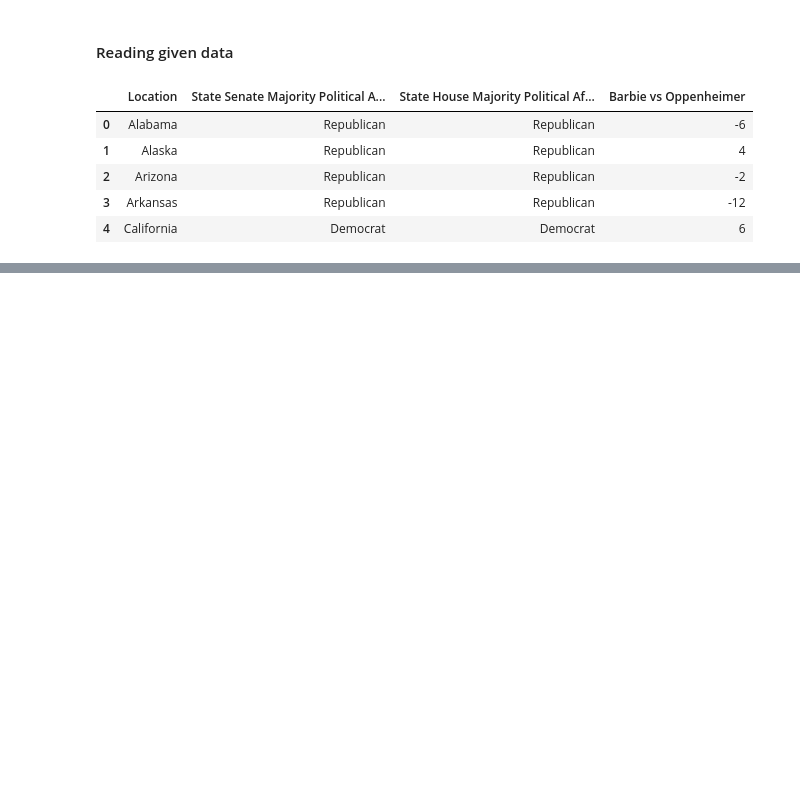
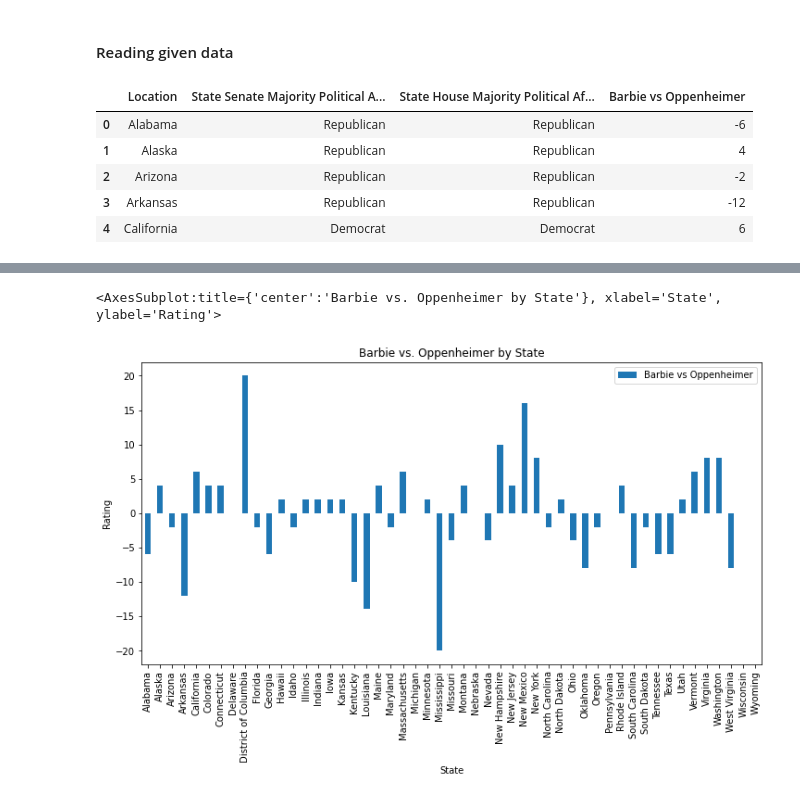
Before and after one commit to Arisyia/WiCS-Hacks-24, a Jupyter notebook: wics_hacks_24.ipynb, the cells around one changed output, grey strips where cells are left out. Drawn from its saved outputs; the diff is of its cells as text; code cells hidden in the pictures; blank space fills up the shorter version.

```diff
--- a/wics_hacks_24.ipynb
+++ b/wics_hacks_24.ipynb
@@ -17,0 +23,8 @@ data.head()
+# %%
+data.plot(x='Location', y='Barbie vs Oppenheimer', kind='bar',figsize=(12, 6),
+    title="Barbie vs. Oppenheimer by State",
+    xlabel="State",
+    ylabel="Rating")
+# %% [output]
+<AxesSubplot:title={'center':'Barbie vs. Oppenheimer by State'}, xlabel='State', ylabel='Rating'>
+[figure, added]
```
Also changed, not shown: parts of 2 cells of this notebook.
